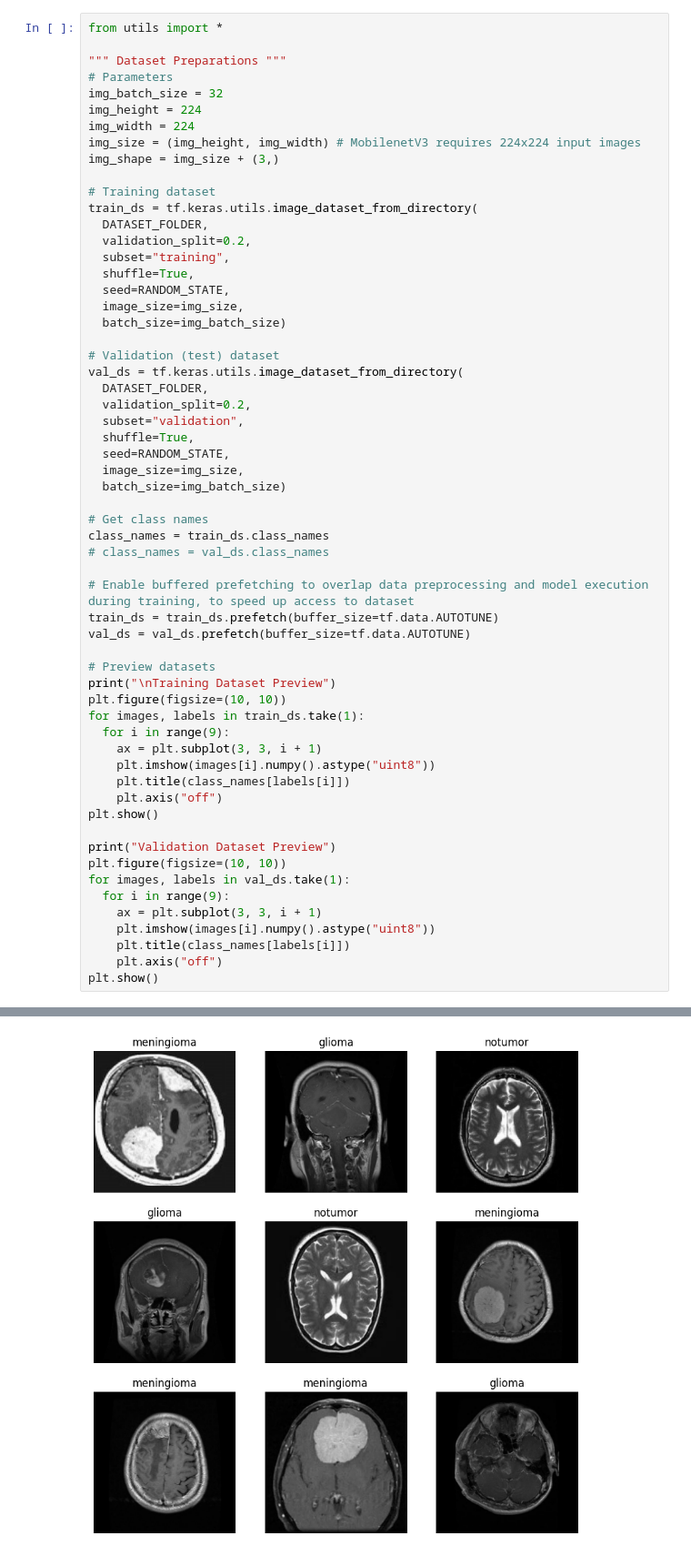
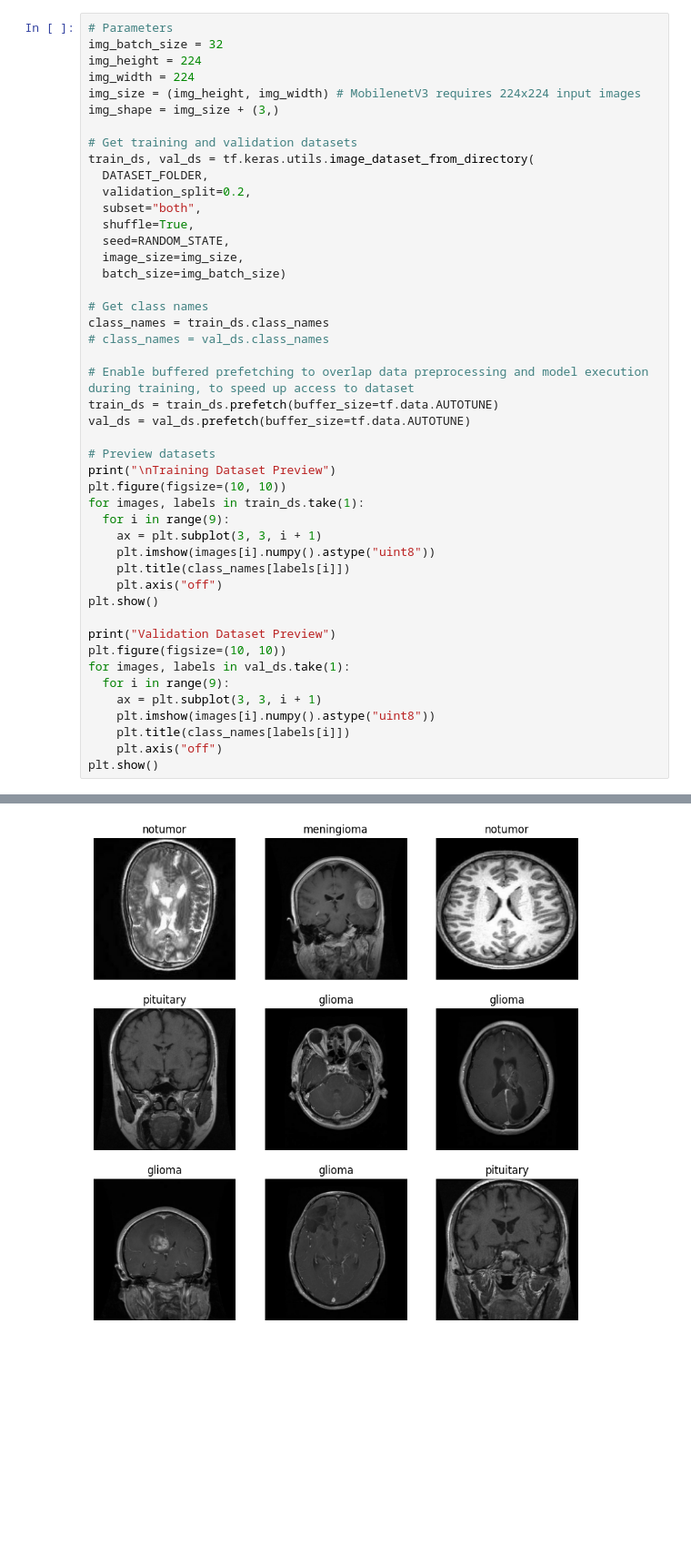
Before and after one commit to ptrpfa/BrainTumorClassification, a Jupyter notebook: transfer_learning/mobilenet/mobilenet.ipynb, the cells around one changed output, grey strips where cells are left out. Shown at 91% size. Saved outputs shown, nothing was run; the diff lists cells and outputs as text; blank space fills up the shorter version.

```diff
--- a/transfer_learning/mobilenet/mobilenet.ipynb
+++ b/transfer_learning/mobilenet/mobilenet.ipynb
@@ -8,7 +13,4 @@ References:
 # %%
-from utils import *
-
-""" Dataset Preparations """
 # Parameters
 img_batch_size = 32
 img_height = 224
@@ -16,21 +18,11 @@ img_width = 224
 img_size = (img_height, img_width) # MobilenetV3 requires 224x224 input images
 img_shape = img_size + (3,)
 
-# Training dataset
-train_ds = tf.keras.utils.image_dataset_from_directory(
+# Get training and validation datasets
+train_ds, val_ds = tf.keras.utils.image_dataset_from_directory(
   DATASET_FOLDER,
   validation_split=0.2,
-  subset="training",
-  shuffle=True,
-  seed=RANDOM_STATE,
-  image_size=img_size,
-  batch_size=img_batch_size)
-
-# Validation (test) dataset
-val_ds = tf.keras.utils.image_dataset_from_directory(
-  DATASET_FOLDER,
-  validation_split=0.2,
-  subset="validation",
+  subset="both",
   shuffle=True,
   seed=RANDOM_STATE,
   image_size=img_size,
@@ -78 +69 @@ Validation Dataset Preview
-[figure, old version]
+[figure, new version]
```
Also changed, not shown: parts of 17 cells of this notebook, 1 other file.
